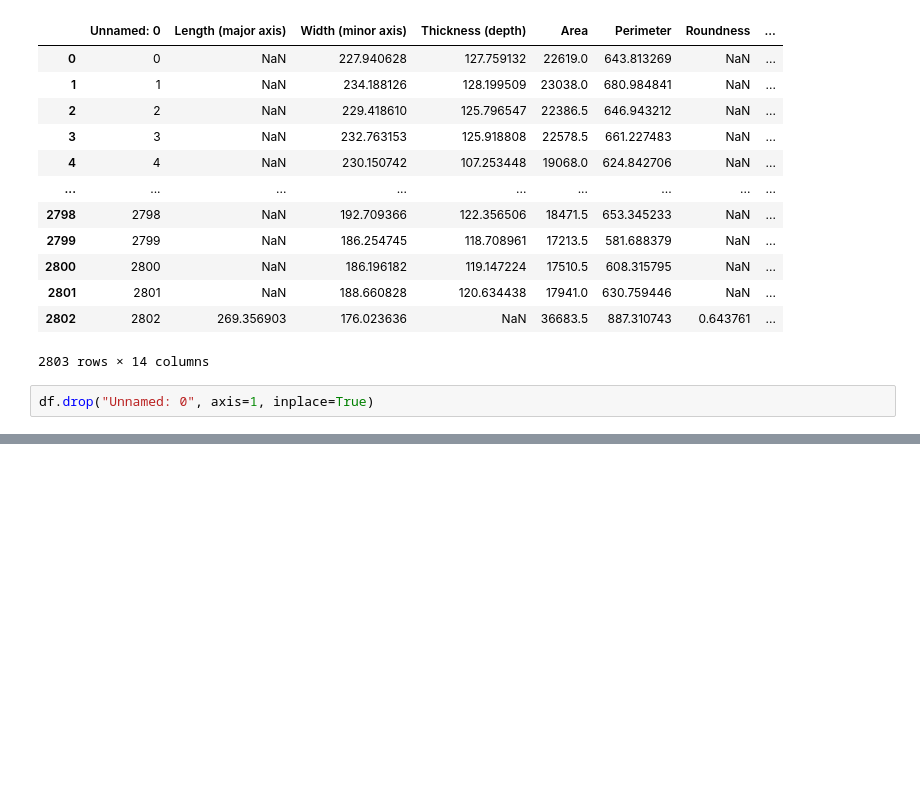
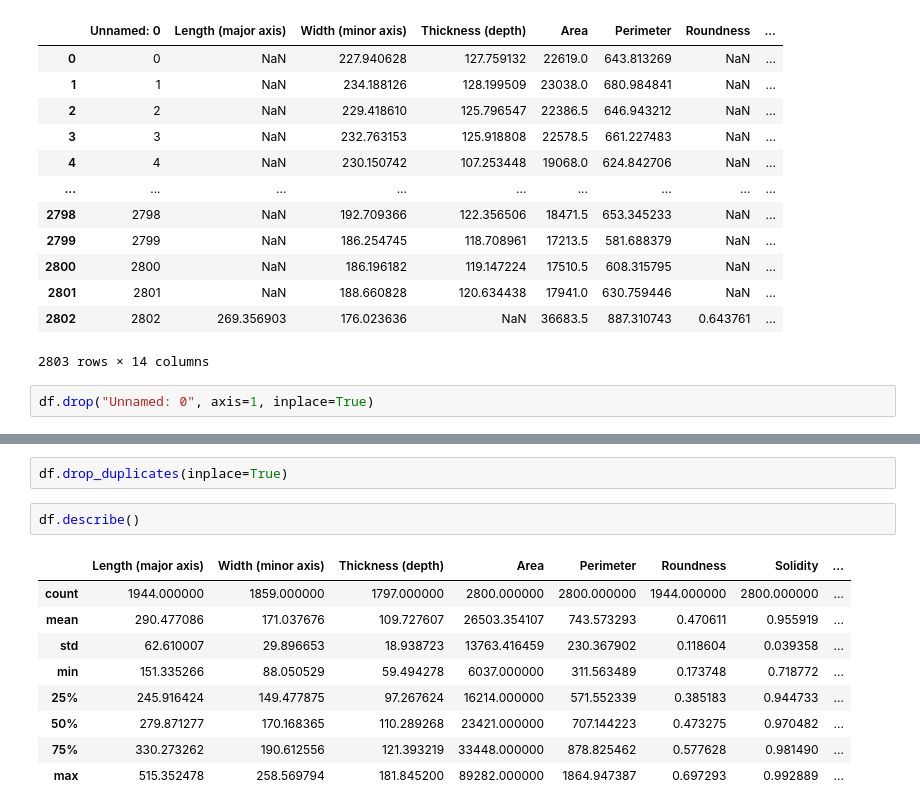
Before and after one commit to MaukanMir/Almond-Classification, a Jupyter notebook: training.ipynb, the cells around one changed output, grey strips where cells are left out. Saved outputs shown, nothing was run; the diff lists cells and outputs as text; blank space fills up the shorter version.

```diff
--- a/training.ipynb
+++ b/training.ipynb
@@ -57,0 +103,14 @@ df.drop("Unnamed: 0", axis=1, inplace=True)
+# %%
+df.drop_duplicates(inplace=True)
+# %%
+df.describe()
+# %% [output]
+|  | Length (major axis) | Width (minor axis) | Thickness (depth) | Area | Perimeter | Roundness | Solidity | ... |
+| count | 1944.000000 | 1859.000000 | 1797.000000 | 2800.000000 | 2800.000000 | 1944.000000 | 2800.000000 | ... |
+| mean | 290.477086 | 171.037676 | 109.727607 | 26503.354107 | 743.573293 | 0.470611 | 0.955919 | ... |
+| std | 62.610007 | 29.896653 | 18.938723 | 13763.416459 | 230.367902 | 0.118604 | 0.039358 | ... |
+| min | 151.335266 | 88.050529 | 59.494278 | 6037.000000 | 311.563489 | 0.173748 | 0.718772 | ... |
+| 25% | 245.916424 | 149.477875 | 97.267624 | 16214.000000 | 571.552339 | 0.385183 | 0.944733 | ... |
+| 50% | 279.871277 | 170.168365 | 110.289268 | 23421.000000 | 707.144223 | 0.473275 | 0.970482 | ... |
+| 75% | 330.273262 | 190.612556 | 121.393219 | 33448.000000 | 878.825462 | 0.577628 | 0.981490 | ... |
+| max | 515.352478 | 258.569794 | 181.845200 | 89282.000000 | 1864.947387 | 0.697293 | 0.992889 | ... |
```
Also changed, not shown: parts of 6 cells of this notebook.
